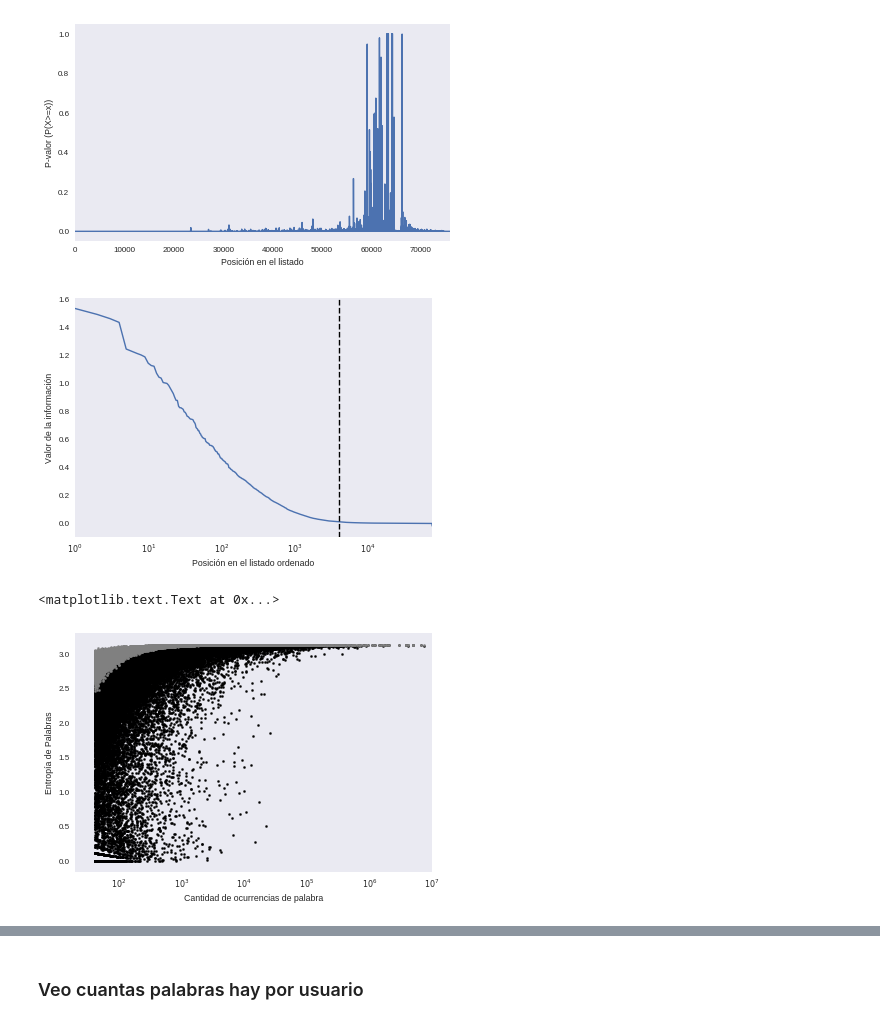
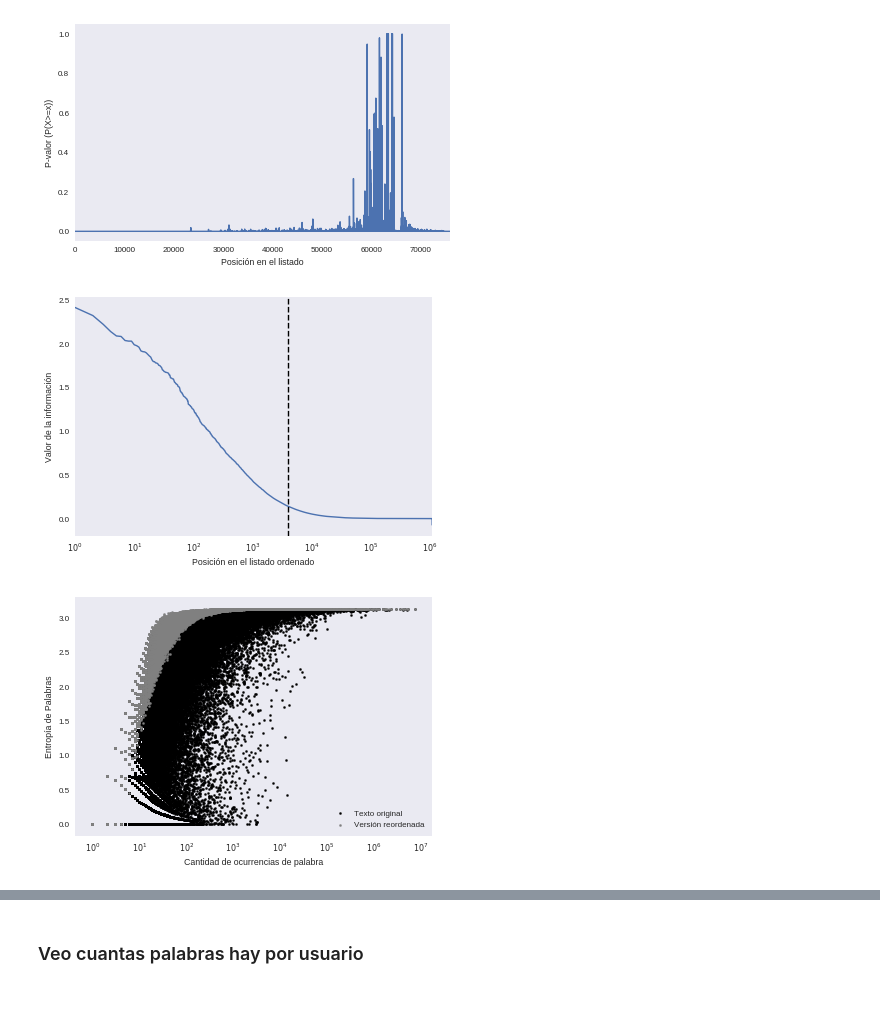
Before and after one commit to daleman/tesis, a Jupyter notebook: notebooks/graficos.ipynb, the cells around one changed output, grey strips where cells are left out. Cells and saved outputs as stored; diff of their text form; code cells hidden in the pictures.

```diff
--- a/notebooks/graficos.ipynb
+++ b/notebooks/graficos.ipynb
@@ -19,3 +19,7 @@ set_style()
 
 pd.set_option('display.max_rows', 500)
 relativePathImages = '../latex/src/images/'
+train = True
+filtro = False
+path = '' if train else '_test'
+pathFiltro = '' if filtro else '_sinFiltro'
@@ -22,5 +29,5 @@ relativePathImages = '../latex/src/images/'
 # %%
-df = pd.read_csv('ivalue_entropia_personas_palabras.csv',index_col=0)
+df = pd.read_csv('ivalue_entropia_personas_palabras{0}{1}.csv'.format(path,pathFiltro),index_col=0)
 df2 = df.sort_values(by="information_value_personas", ascending=False)
 df2 = df2.reset_index()
 ax2 = df2.information_value_personas.plot(xlim=[0,5000])
@@ -38,5 +45,5 @@ ax2.set_xlabel(u'Posición de palabra')
 ax2.set_ylabel(u'Valor de la inforamción')
 
 ax= ax2.get_figure()
-ax.savefig("ivalues.svg",dpi=300)
+# ax.savefig("{0}ivalues.pdf".format(),dpi=300)
 # %% [output]
@@ -54,5 +60,0 @@ ax.savefig("{0}ivaluesLog.pdf".format(relativePathImages),dpi=300)
-# %%
-sns.set_style("dark")
-ax = df.iloc[:10000].plot.scatter(x='entropy_personas',y='normCantPalabras',c='rankPalabras_Personas',sharex=False,figsize=(10,10))
-ax.set_ylabel(u'$norm_w$')
-ax.set_xlabel(u'$H_p$ Entropía en base a la cantidad de personas')
@@ -92,6 +91,7 @@ ax.set_xlabel= range(len(df.cantPalabra))
 # %% [output]
 [figure]
 # %%
+df.sort_values(by='cantPalabra',ascending=False,inplace=True)
 df['Rank'] = df['cantPalabra'].rank(method = 'min', ascending = False)
 x = range(len(df.cantPalabra))
 x = np.log(df['Rank'])
@@ -163,23 +185,24 @@ ax=df.plot(x='rankPalabras_Personas',y='information_value_personas_palabras',log
 ax.axvline(4000, linestyle='--', color='k')
 ax.set_xlabel(u'Posición en el listado ordenado')
 ax.set_ylabel(u'Valor de la información')
-ax.get_figure().savefig("{0}valorInformacionCorte".format(relativePathImages),dpi=300)
+ax.get_figure().savefig("{0}valorInformacionCorte{1}{2}".format(relativePathImages,path,pathFiltro),dpi=300)
 # %% [output]
-[figure, old version]
+[figure, new version]
 # %%
 
 df2 = pd.DataFrame()
 df2['x'] = df.cantPalabra
 df2['y'] = df.entropy_palabras
-ax = df2.plot(kind='scatter',x='x',y='y',s=5,color='black',logx=True,xlim=((20,10**7)))
+ax = df2.plot(kind='scatter',x='x',y='y',s=5,color='black',logx=True,label=u'Texto original')
 
 df3 = pd.DataFrame()
 df3['x'] = df.cantPalabra
 df3['y'] = df.shuffled_entropy_palabras
-df3.plot(kind='scatter',x='x',y='y',s=5,color='gray',logx=True,ax= ax)
+df3.plot(kind='scatter',x='x',y='y',s=5,color='gray',logx=True,ax= ax,label=u'Versión reordenada')
 ax.set_xlabel(u'Cantidad de ocurrencias de palabra')
 ax.set_ylabel(u'Entropía de Palabras')
+ax.legend()
+ax.get_figure().savefig("{0}entropiaYversionShuffleada{1}{2}".format(relativePathImages,path,pathFiltro),dpi=300)
 # %% [output]
-<matplotlib.text.Text at 0x...>
-[figure, old version]
+[figure, new version]
 # %%
```
Also changed, not shown: parts of 25 cells of this notebook, 6 other files.
